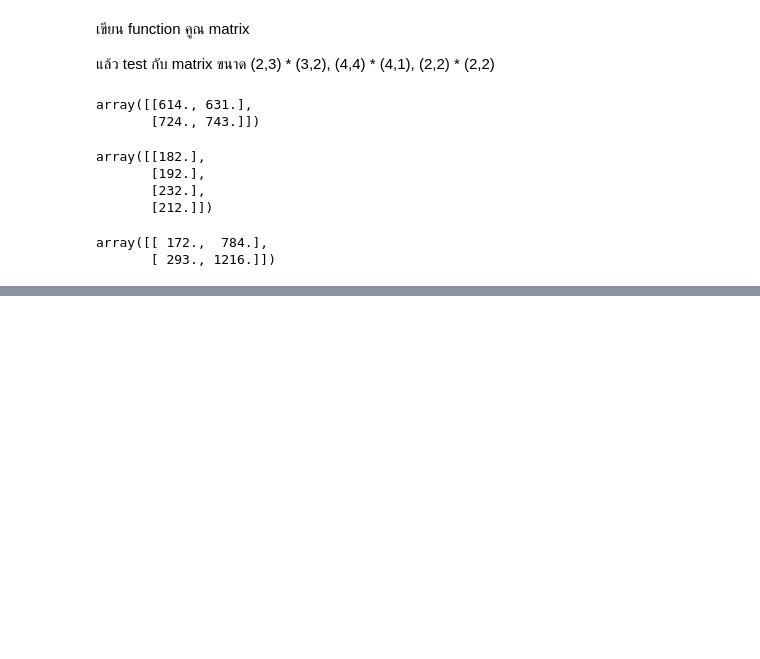
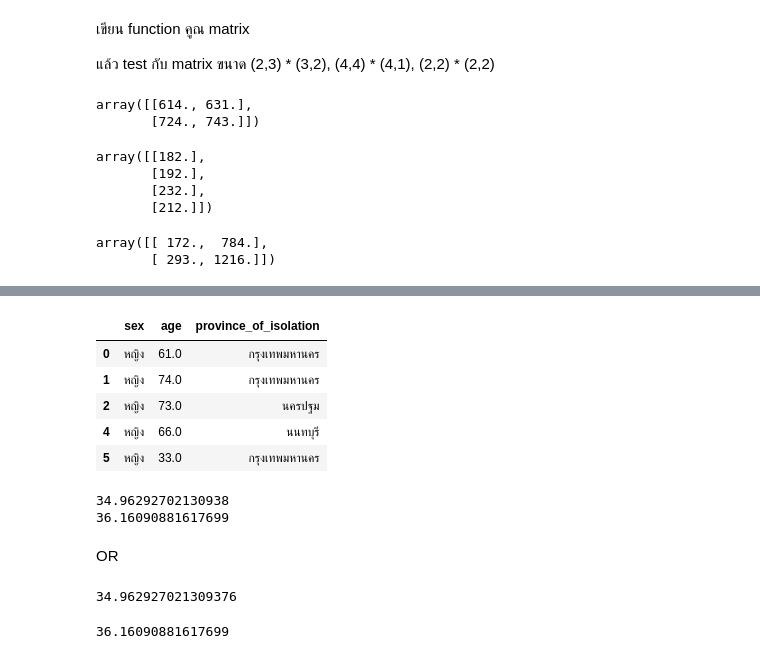
Before and after one commit to Thanaphon-673020253-2/PythonDataViz2026, a Jupyter notebook: pythondataviz_hw_673020253_2.ipynb, the cells around one changed output, grey strips where cells are left out. Drawn from its saved outputs; the diff is of its cells as text; code cells hidden in the pictures; blank space fills up the shorter version.

```diff
--- a/pythondataviz_hw_673020253_2.ipynb
+++ b/pythondataviz_hw_673020253_2.ipynb
@@ -216,0 +255,12 @@ array([[ 172.,  784.],
+# %%
+male = df[df['sex'] == 'ชาย'][['sex','age','province_of_isolation']]
+female = df[df['sex'] == 'หญิง'][['sex','age','province_of_isolation']]
+male.head()
+female.head()
+# %% [output]
+|  | sex | age | province_of_isolation |
+| 0 | หญิง | 61.0 | กรุงเทพมหานคร |
+| 1 | หญิง | 74.0 | กรุงเทพมหานคร |
+| 2 | หญิง | 73.0 | นครปฐม |
+| 4 | หญิง | 66.0 | นนทบุรี |
+| 5 | หญิง | 33.0 | กรุงเทพมหานคร |
@@ -216,0 +270,28 @@ array([[ 172.,  784.],
+# %%
+print(male['age'].mean())
+print(female['age'].mean())
+# %% [output]
+34.96292702130938
+36.16090881617699
+# %% [markdown]
+OR
+# %%
+sum = 0
+N = 0
+for i in male['age']:
+  if i > -1:
+    sum = sum + i
+    N = N + 1
+print(sum/N)
+# %% [output]
+34.962927021309376
+# %%
+sum = 0
+N = 0
+for i in female['age']:
+  if i > 0:
+    sum = sum + i
+    N = N + 1
+print(sum/N)
+# %% [output]
+36.16090881617699
```
Also changed, not shown: parts of 20 cells of this notebook.
